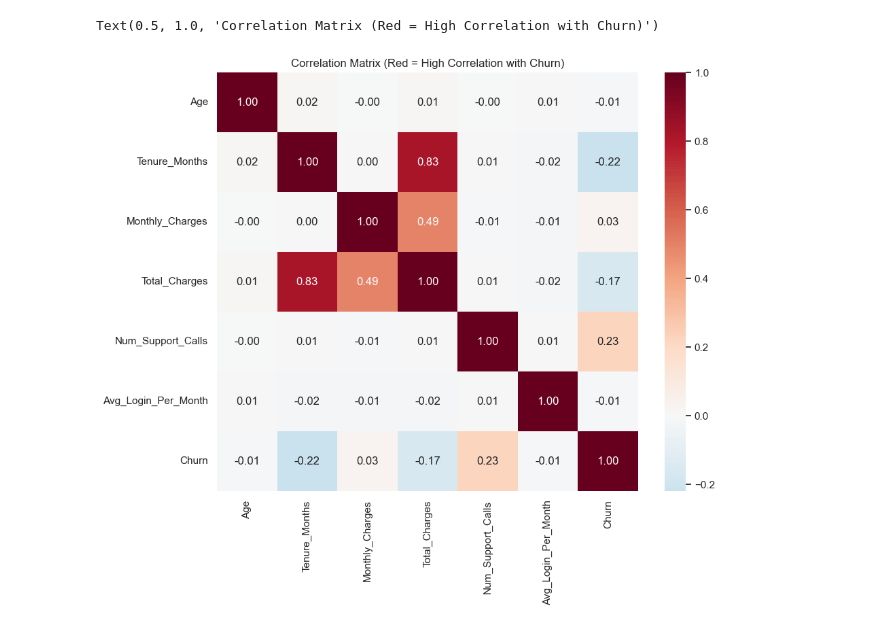
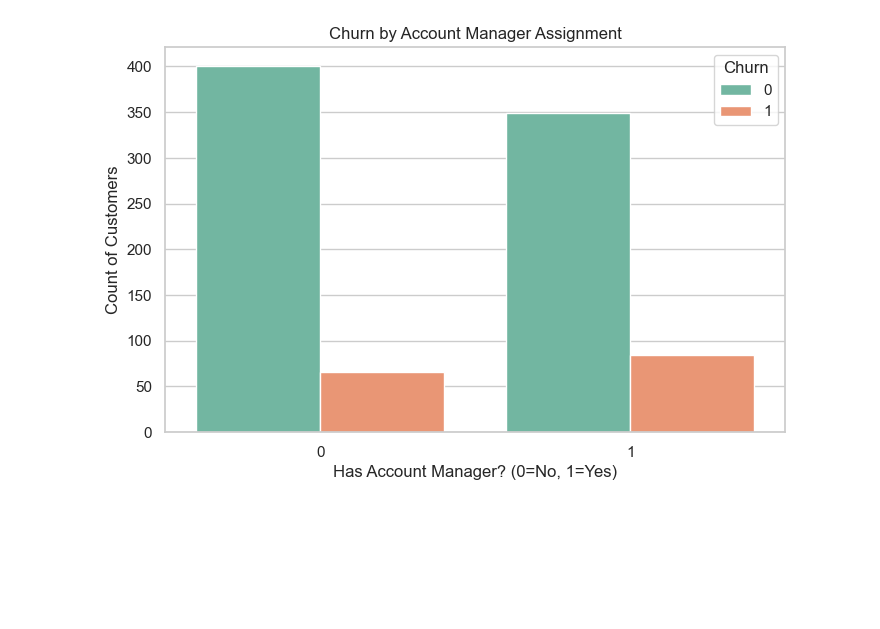
Before and after one commit to dineshmc1/churn-prediction-using-random-forest, a Jupyter notebook: eda.ipynb, the cells around one changed output. Saved outputs shown, nothing was run; the diff lists cells and outputs as text; code cells hidden in the pictures; blank space fills up the shorter version.

```diff
--- a/eda.ipynb
+++ b/eda.ipynb
@@ -43,8 +56,10 @@ Name: proportion, dtype: float64
 # %%
-sns.set(style="whitegrid", palette="muted")
-plt.figure(figsize=(6, 4))
-sns.countplot(x='Churn', data=df, palette='coolwarm')
-plt.title('Distribution of Churn (0 = Retained, 1 = Churned)')
-plt.xlabel('Churn Status')
-plt.ylabel('Count')
+if 'Onboard_date' in df.columns:
+    df['Onboard_date'] = pd.to_datetime(df['Onboard_date'])
+    df['Onboard_Year'] = df['Onboard_date'].dt.year
+    df['Onboard_Month'] = df['Onboard_date'].dt.month
+    print("\nProcessed 'Onboard_date' into Year and Month columns.")
+
+cols_to_drop = ['Names', 'Location', 'Company', 'Onboard_date']
+plot_df = df.drop(columns=[c for c in cols_to_drop if c in df.columns])
 # %% [output]
@@ -96,10 +117,10 @@ Text(0.5, 1.0, 'Support Calls: Churn vs Retained')
 # %%
-numerical_df = df.select_dtypes(include=['float64', 'int64'])
-
-plt.figure(figsize=(10, 8))
-
-sns.heatmap(numerical_df.corr(), annot=True, cmap='RdBu_r', fmt=".2f", center=0)
-plt.title('Correlation Matrix (Red = High Correlation with Churn)')
+if 'Account_Manager' in df.columns:
+    plt.figure(figsize=(8, 5))
+    sns.countplot(x='Account_Manager', hue='Churn', data=df, palette='Set2')
+    plt.title('Churn by Account Manager Assignment')
+    plt.xlabel('Has Account Manager? (0=No, 1=Yes)')
+    plt.ylabel('Count of Customers')
+    plt.legend(title='Churn')
 # %% [output]
-Text(0.5, 1.0, 'Correlation Matrix (Red = High Correlation with Churn)')
-[figure, old version]
+[figure, new version]
```
Also changed, not shown: parts of 12 cells of this notebook.
